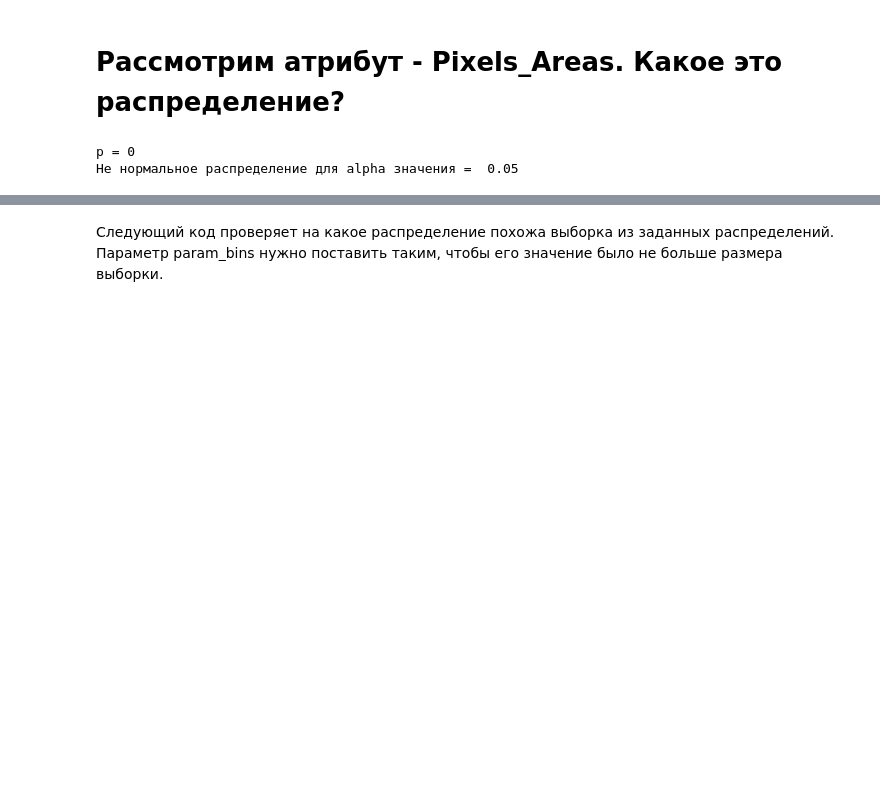
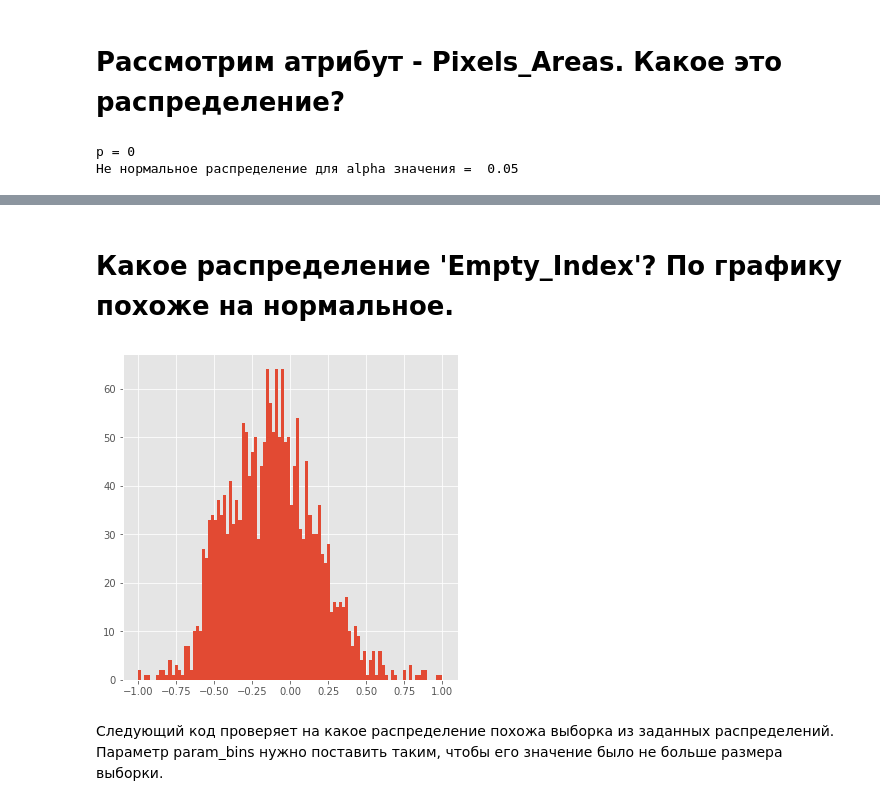
Before and after one commit to yustinaivanova/netology_statistics_february_20, a Jupyter notebook: lecture_4.ipynb, the cells around one changed output, grey strips where cells are left out. Cells and saved outputs as stored; diff of their text form; code cells hidden in the pictures; blank space fills up the shorter version.

```diff
--- a/lecture_4.ipynb
+++ b/lecture_4.ipynb
@@ -321,3 +322,11 @@ plt.show()
+# %% [markdown]
+# Какое распределение 'Empty_Index'? По графику похоже на нормальное.
+# %%
+plt.figure(figsize=(6,6))
+plt.hist(df_norm['Empty_Index'], 100)
+plt.show()
+# %% [output]
+[figure, added]
 # %% [markdown]
 Следующий код проверяет на какое распределение похожа выборка из заданных распределений.
 Параметр param_bins нужно поставить таким, чтобы его значение было не больше размера выборки.
```
Also changed, not shown: parts of 5 cells of this notebook, 1 other file.
